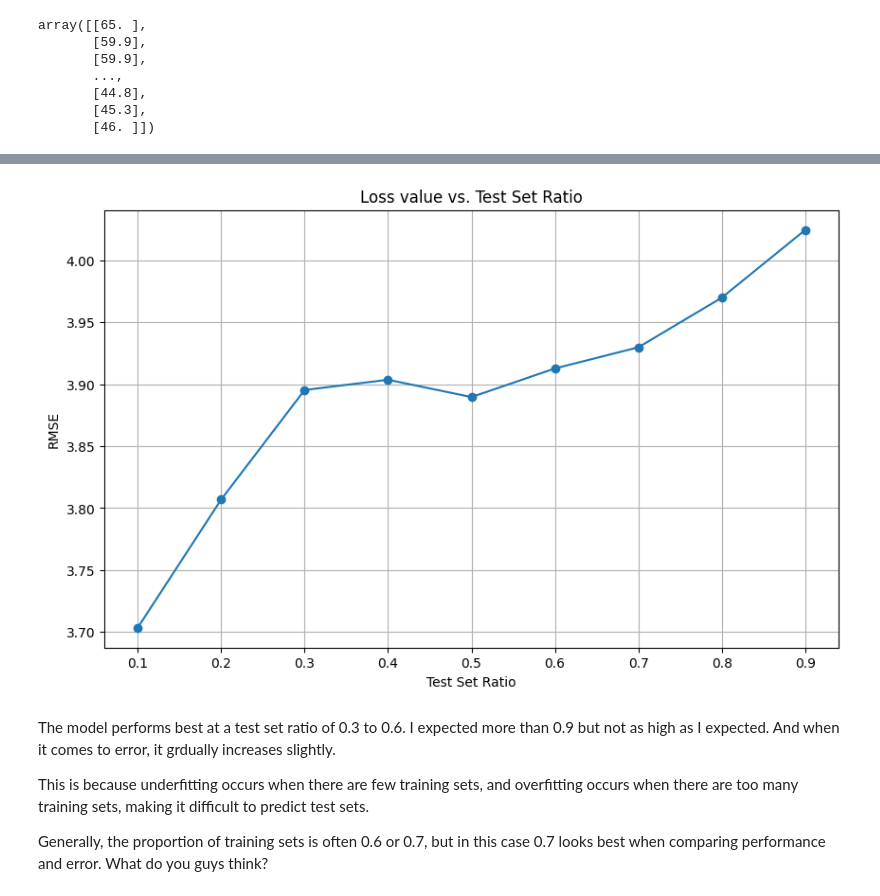
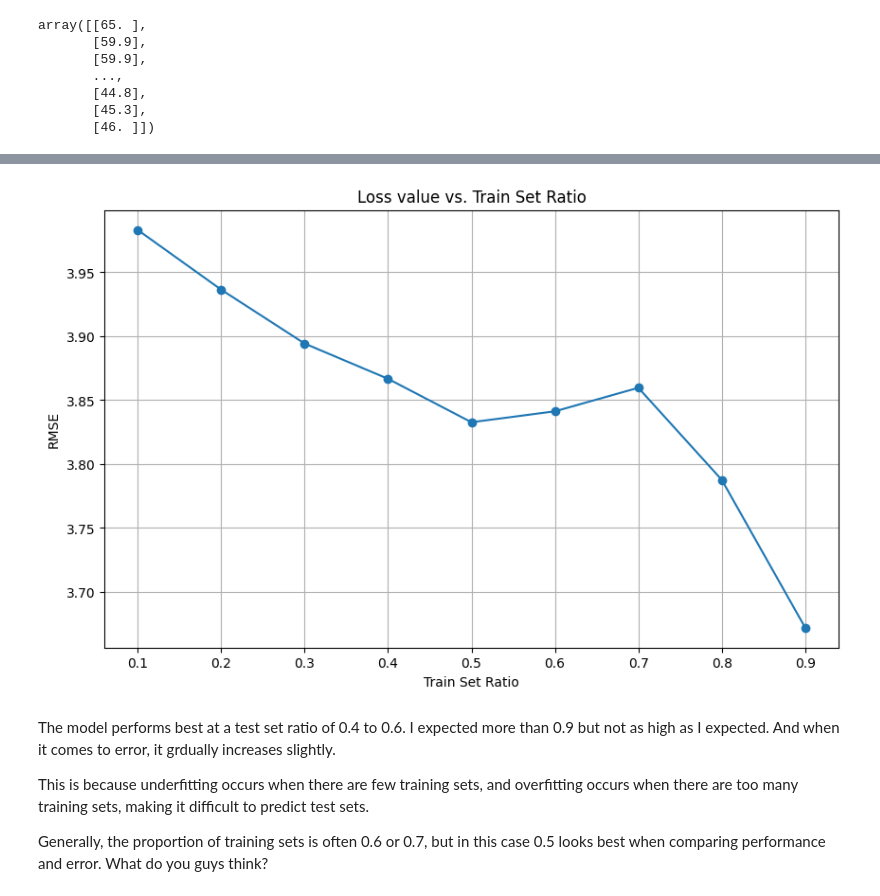
Before and after one commit to Pippeloo/DataScience-Paper, a Jupyter notebook: EDA_Regression_by_proportion_Moon.ipynb, the cells around one changed output, grey strips where cells are left out. Drawn from its saved outputs; the diff is of its cells as text; code cells hidden in the pictures.

```diff
--- a/EDA_Regression_by_proportion_Moon.ipynb
+++ b/EDA_Regression_by_proportion_Moon.ipynb
@@ -96,7 +96,7 @@ correlation_matrix = df.iloc[:, 1:].corr()
 
 # Extract values whose correlation exceeds threshold(ex: 0.5)
 target_column = 'Life expectancy '
-threshold = 0.5
+threshold = 0.4
 columns_above_threshold = correlation_matrix.index[abs(correlation_matrix[target_column]) > threshold]
 
 # print result
@@ -147,12 +149,12 @@ from sklearn.metrics import mean_squared_error
 
 
 # Save model performance for different ratios
-test_ratios = np.arange(0.1, 1.0, 0.1)  # ratios (from 0.1 to 0.9, 0.1 interval)
+train_ratios = np.arange(0.1, 1.0, 0.1)  # ratios (from 0.1 to 0.9, 0.1 interval)
 r2_scores = []
 rmse_list = []
 
-for test_ratio in test_ratios:
-    X_train, X_test, y_train, y_test = train_test_split(X, y, test_size=test_ratio, random_state=42)
+for train_ratio in train_ratios:
+    X_train, X_test, y_train, y_test = train_test_split(X, y, train_size=train_ratio, random_state=42)
 
     # train model
     model = LinearRegression()
@@ -178,20 +180,20 @@ plt.show()
 # %%
 # graph
 plt.figure(figsize=(10, 6))
-plt.plot(test_ratios, rmse_list, marker='o', linestyle='-')
-plt.title('Loss value vs. Test Set Ratio')
-plt.xlabel('Test Set Ratio')
+plt.plot(train_ratios, rmse_list, marker='o', linestyle='-')
+plt.title('Loss value vs. Train Set Ratio')
+plt.xlabel('Train Set Ratio')
 plt.ylabel('RMSE')
 plt.grid(True)
 plt.show()
 # %% [output]
-[figure, old version]
+[figure, new version]
 # %% [markdown]
-The model performs best at a test set ratio of 0.3 to 0.6.
+The model performs best at a test set ratio of 0.4 to 0.6.
 I expected more than 0.9 but not as high as I expected.
 And when it comes to error, it grdually increases slightly.
 
 This is because underfitting occurs when there are few training sets, and overfitting occurs when there are too many training sets, making it difficult to predict test sets.
 
-Generally, the proportion of training sets is often 0.6 or 0.7, but in this case 0.7 looks best when comparing performance and error.
+Generally, the proportion of training sets is often 0.6 or 0.7, but in this case 0.5 looks best when comparing performance and error.
 What do you guys think?
```
Also changed, not shown: parts of 3 cells of this notebook.
